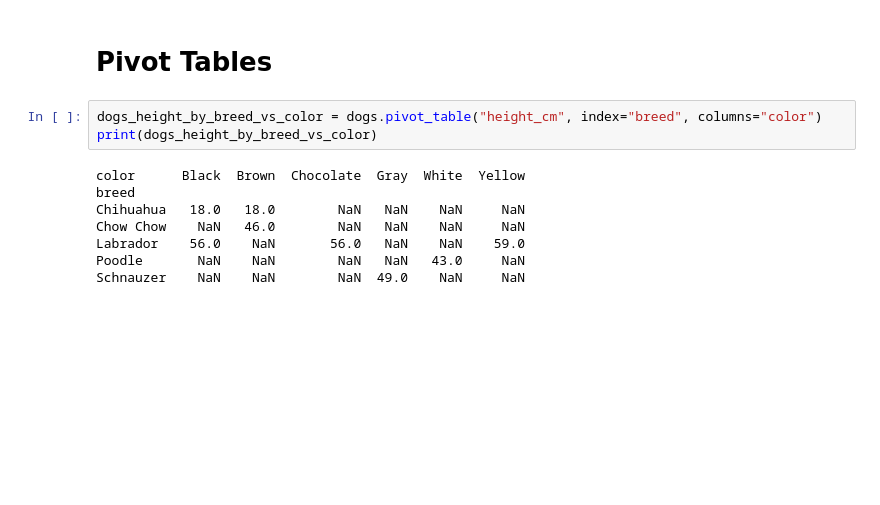
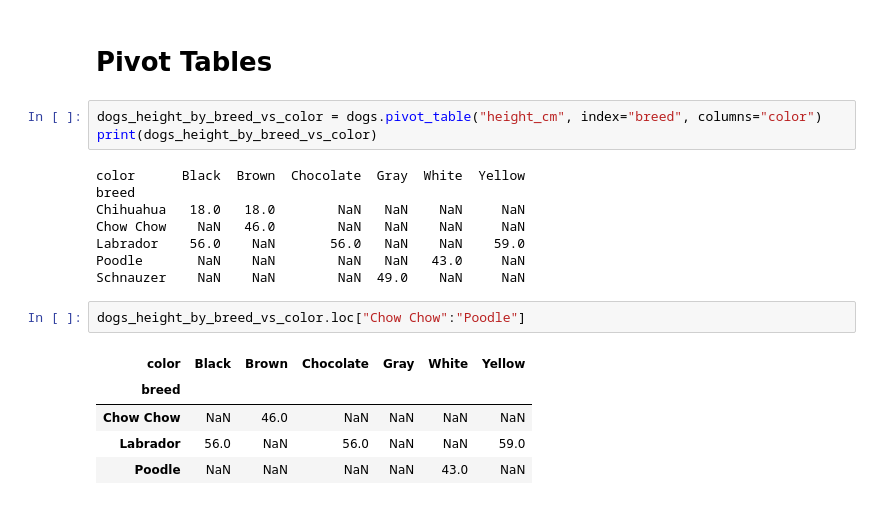
Before and after one commit to starlest/data-scientist-with-python, a Jupyter notebook: 02-pandas/03-slicing-indexing-dataframes.ipynb, the cells around one changed output. Cells and saved outputs as stored; diff of their text form; blank space fills up the shorter version.

```diff
--- a/02-pandas/03-slicing-indexing-dataframes.ipynb
+++ b/02-pandas/03-slicing-indexing-dataframes.ipynb
@@ -303,3 +303,11 @@ Chow Chow    NaN   46.0        NaN   NaN    NaN     NaN
 Labrador    56.0    NaN       56.0   NaN    NaN    59.0
 Poodle       NaN    NaN        NaN   NaN   43.0     NaN
 Schnauzer    NaN    NaN        NaN  49.0    NaN     NaN
+# %%
+dogs_height_by_breed_vs_color.loc["Chow Chow":"Poodle"]
+# %% [output]
+| color | Black | Brown | Chocolate | Gray | White | Yellow |
+| breed |  |  |  |  |  |  |
+| Chow Chow | NaN | 46.0 | NaN | NaN | NaN | NaN |
+| Labrador | 56.0 | NaN | 56.0 | NaN | NaN | 59.0 |
+| Poodle | NaN | NaN | NaN | NaN | 43.0 | NaN |
```
Also changed, not shown: parts of 2 cells of this notebook, 3 other files.
